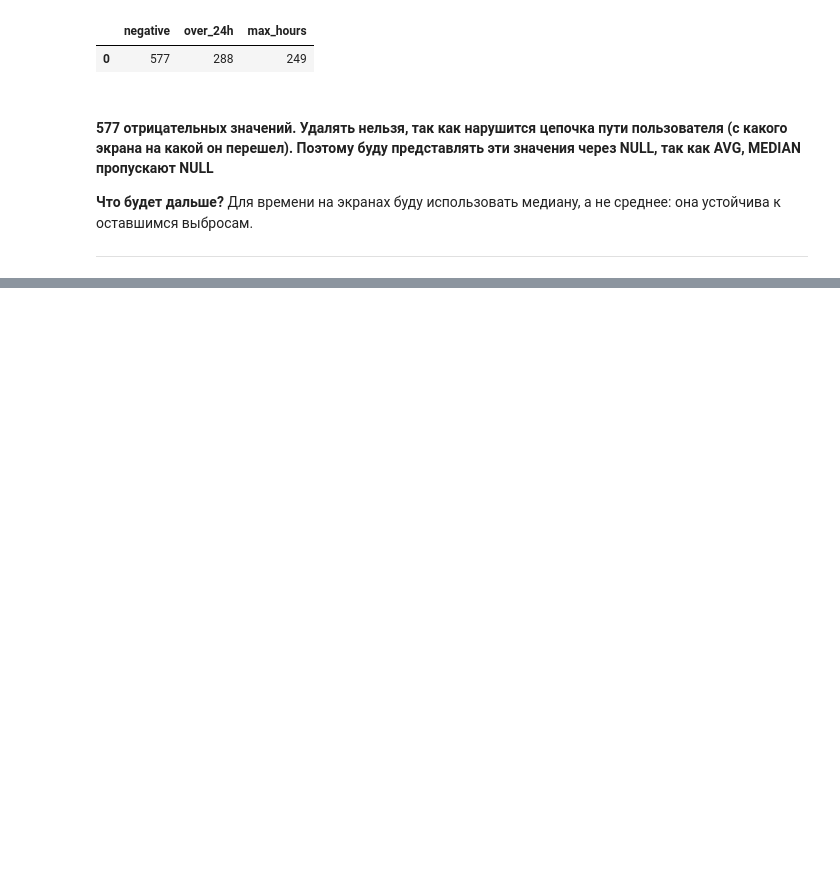
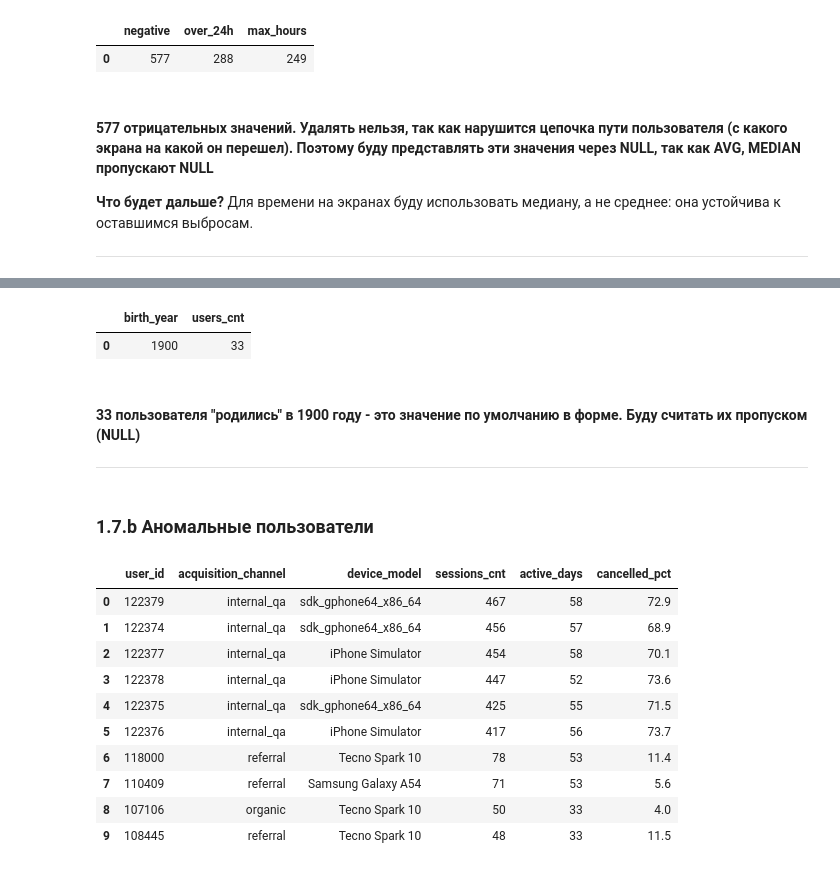
Before and after one commit to AltermaRRinuz/tezgo-product-analytics, a Jupyter notebook: notebooks/01_data_quality.ipynb, the cells around one changed output, grey strips where cells are left out. Cells and saved outputs as stored; diff of their text form; code cells hidden in the pictures; blank space fills up the shorter version.

Commit message:
#1 Шаг 1.7 Справочные поля и аномальные пользователи. Нашла тестировщиков)

```diff
--- a/notebooks/01_data_quality.ipynb
+++ b/notebooks/01_data_quality.ipynb
@@ -610,0 +649,43 @@ FROM screen_views;
+# %%
+query('''
+SELECT birth_year, COUNT(*) as users_cnt
+FROM users
+WHERE birth_year < 1930 OR birth_year > 2012
+GROUP BY birth_year;
+''')
+# %% [output]
+|  | birth_year | users_cnt |
+| 0 | 1900 | 33 |
+# %% [markdown]
+#### 33 пользователя "родились" в 1900 году - это значение по умолчанию в форме. Буду считать их пропуском (NULL)
+
+---
+# %% [markdown]
+### 1.7.b  Аномальные пользователи
+# %%
+query('''
+SELECT s.user_id, u.acquisition_channel, d.device_model,
+       COUNT(*) AS sessions_cnt,
+       COUNT(DISTINCT date(s.started_at, '+5 hours')) AS active_days,
+       (SELECT ROUND(AVG(o.status = 'cancelled_user') * 100, 1)
+       FROM orders o
+       WHERE o.user_id = s.user_id) AS cancelled_pct
+FROM sessions s
+JOIN users u ON u.user_id = s.user_id
+JOIN devices d ON d.device_id = s.device_id
+GROUP BY s.user_id, u.acquisition_channel, d.device_model
+ORDER BY sessions_cnt DESC
+LIMIT 10;
+''')
+# %% [output]
+|  | user_id | acquisition_channel | device_model | sessions_cnt | active_days | cancelled_pct |
+| 0 | 122379 | internal_qa | sdk_gphone64_x86_64 | 467 | 58 | 72.9 |
+| 1 | 122374 | internal_qa | sdk_gphone64_x86_64 | 456 | 57 | 68.9 |
+| 2 | 122377 | internal_qa | iPhone Simulator | 454 | 58 | 70.1 |
+| 3 | 122378 | internal_qa | iPhone Simulator | 447 | 52 | 73.6 |
+| 4 | 122375 | internal_qa | sdk_gphone64_x86_64 | 425 | 55 | 71.5 |
+| 5 | 122376 | internal_qa | iPhone Simulator | 417 | 56 | 73.7 |
+| 6 | 118000 | referral | Tecno Spark 10 | 78 | 53 | 11.4 |
+| 7 | 110409 | referral | Samsung Galaxy A54 | 71 | 53 | 5.6 |
+| 8 | 107106 | organic | Tecno Spark 10 | 50 | 33 | 4.0 |
+| 9 | 108445 | referral | Tecno Spark 10 | 48 | 33 | 11.5 |
```
Also changed, not shown: parts of 5 cells of this notebook, 1 other file.
